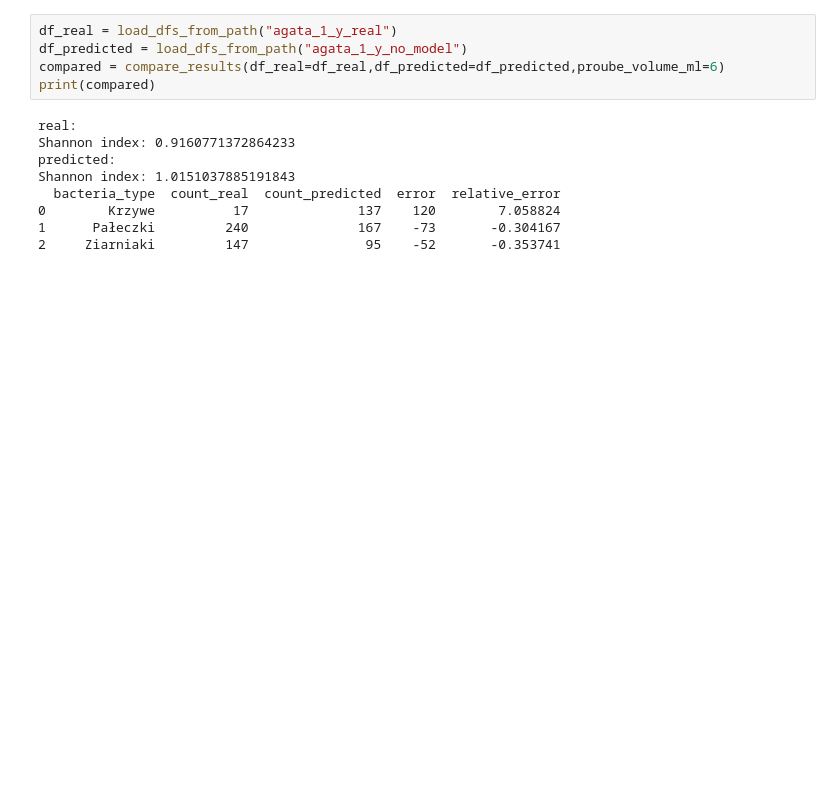
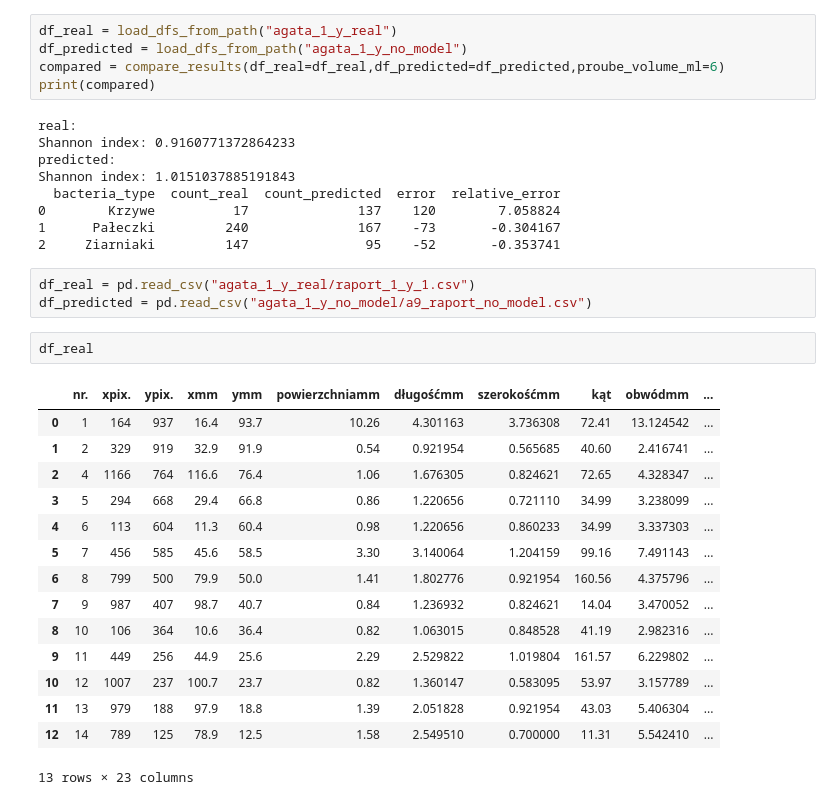
Before and after one commit to bAIcteria/microscope-ml-analyser, a Jupyter notebook: workflows/02_workflow/replace_macros_for_evaluation.ipynb, the cells around one changed output. Drawn from its saved outputs; the diff is of its cells as text; blank space fills up the shorter version.

```diff
--- a/workflows/02_workflow/replace_macros_for_evaluation.ipynb
+++ b/workflows/02_workflow/replace_macros_for_evaluation.ipynb
@@ -179,3 +179,24 @@ Shannon index: 1.0151037885191843
 0        Krzywe          17              137    120        7.058824
 1      Pałeczki         240              167    -73       -0.304167
 2     Ziarniaki         147               95    -52       -0.353741
+# %%
+df_real = pd.read_csv("agata_1_y_real/raport_1_y_1.csv")
+df_predicted = pd.read_csv("agata_1_y_no_model/a9_raport_no_model.csv")
+# %%
+df_real
+# %% [output]
+|  | nr. | xpix. | ypix. | xmm | ymm | powierzchniamm | długośćmm | szerokośćmm | kąt | obwódmm | ... |
+| 0 | 1 | 164 | 937 | 16.4 | 93.7 | 10.26 | 4.301163 | 3.736308 | 72.41 | 13.124542 | ... |
+| 1 | 2 | 329 | 919 | 32.9 | 91.9 | 0.54 | 0.921954 | 0.565685 | 40.60 | 2.416741 | ... |
+| 2 | 4 | 1166 | 764 | 116.6 | 76.4 | 1.06 | 1.676305 | 0.824621 | 72.65 | 4.328347 | ... |
+| 3 | 5 | 294 | 668 | 29.4 | 66.8 | 0.86 | 1.220656 | 0.721110 | 34.99 | 3.238099 | ... |
+| 4 | 6 | 113 | 604 | 11.3 | 60.4 | 0.98 | 1.220656 | 0.860233 | 34.99 | 3.337303 | ... |
+| 5 | 7 | 456 | 585 | 45.6 | 58.5 | 3.30 | 3.140064 | 1.204159 | 99.16 | 7.491143 | ... |
+| 6 | 8 | 799 | 500 | 79.9 | 50.0 | 1.41 | 1.802776 | 0.921954 | 160.56 | 4.375796 | ... |
+| 7 | 9 | 987 | 407 | 98.7 | 40.7 | 0.84 | 1.236932 | 0.824621 | 14.04 | 3.470052 | ... |
+| 8 | 10 | 106 | 364 | 10.6 | 36.4 | 0.82 | 1.063015 | 0.848528 | 41.19 | 2.982316 | ... |
+| 9 | 11 | 449 | 256 | 44.9 | 25.6 | 2.29 | 2.529822 | 1.019804 | 161.57 | 6.229802 | ... |
+| 10 | 12 | 1007 | 237 | 100.7 | 23.7 | 0.82 | 1.360147 | 0.583095 | 53.97 | 3.157789 | ... |
+| 11 | 13 | 979 | 188 | 97.9 | 18.8 | 1.39 | 2.051828 | 0.921954 | 43.03 | 5.406304 | ... |
+| 12 | 14 | 789 | 125 | 78.9 | 12.5 | 1.58 | 2.549510 | 0.700000 | 11.31 | 5.542410 | ... |
+13 rows × 23 columns
```
Also changed, not shown: parts of 5 cells of this notebook, 2 other files.
